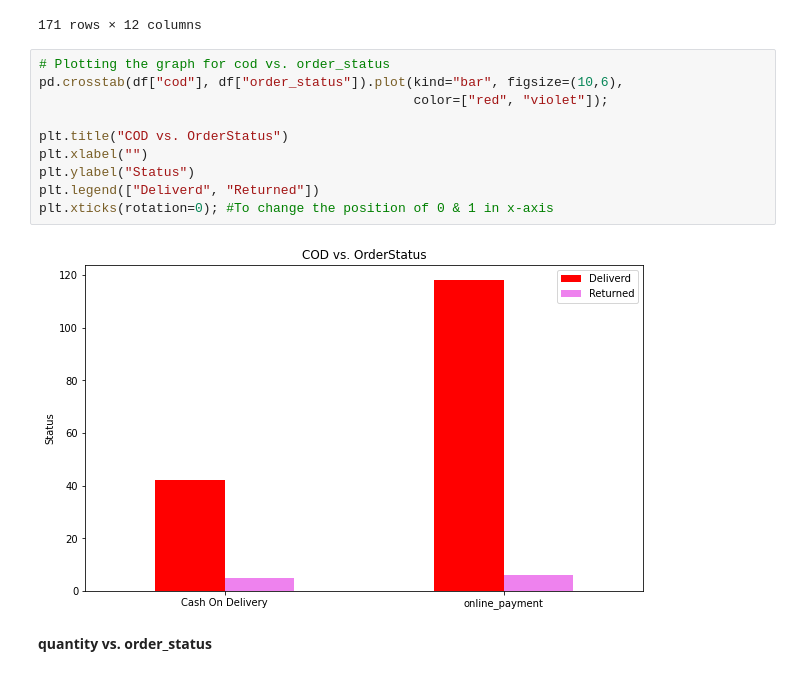
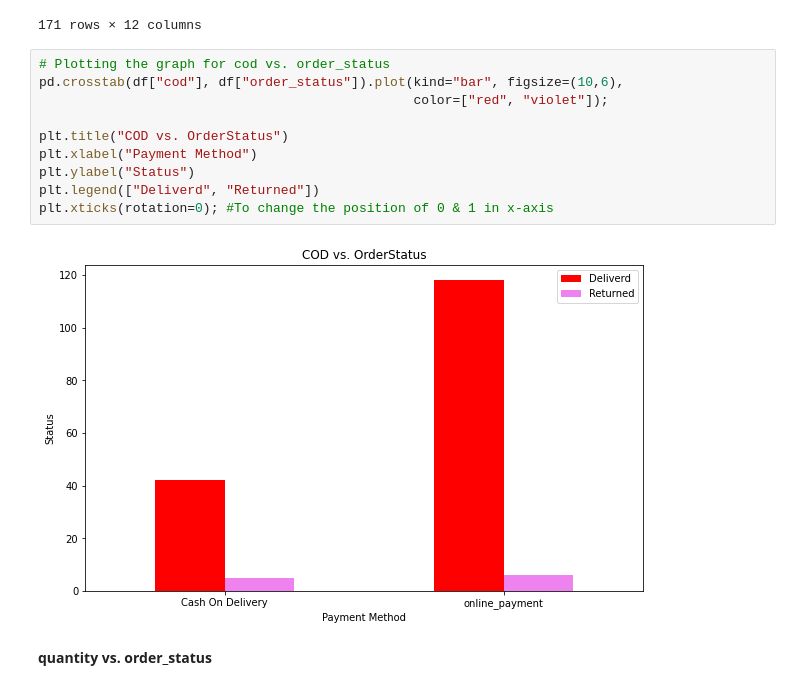
Before and after one commit to sumeet860/datascience, a Jupyter notebook: notebook/AmazonOrder.ipynb, the cells around one changed output. Cells and saved outputs as stored; diff of their text form.

```diff
--- a/notebook/AmazonOrder.ipynb
+++ b/notebook/AmazonOrder.ipynb
@@ -252,15 +252,15 @@ df
 # %%
 # Plotting the graph for cod vs. order_status
 pd.crosstab(df["cod"], df["order_status"]).plot(kind="bar", figsize=(10,6),
                                                 color=["red", "violet"]);
 
 plt.title("COD vs. OrderStatus")
-plt.xlabel("")
+plt.xlabel("Payment Method")
 plt.ylabel("Status")
 plt.legend(["Deliverd", "Returned"])
 plt.xticks(rotation=0); #To change the position of 0 & 1 in x-axis
 # %% [output]
-[figure, old version]
+[figure, new version]
 # %% [markdown]
 **quantity vs. order_status**
 # %%
```
Also changed, not shown: parts of 9 cells of this notebook.
